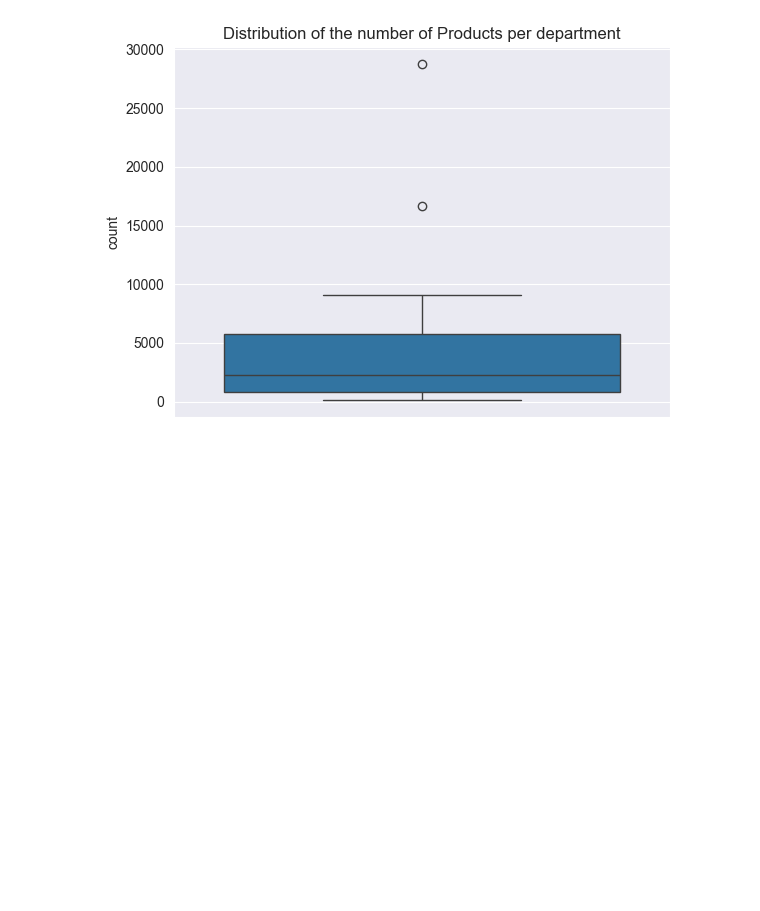
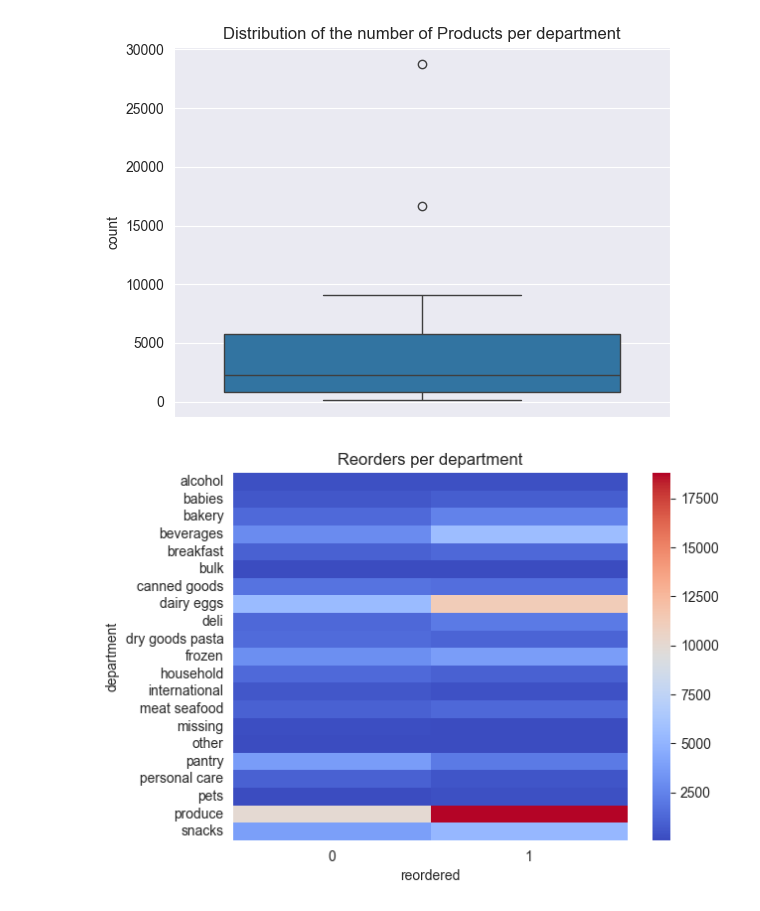
Before and after one commit to NathanLeDev/Data-Driven-Retail-Insights-for-Cost-Savings-Revenue-Growth, a Jupyter notebook: notebooks/02_EDA.ipynb, the cells around one changed output. Cells and saved outputs as stored; diff of their text form; code cells hidden in the pictures; blank space fills up the shorter version.

```diff
--- a/notebooks/02_EDA.ipynb
+++ b/notebooks/02_EDA.ipynb
@@ -208,3 +208,11 @@ plt.title("Distribution of the number of Products per department")
 plt.show()
 # %% [output]
 [figure]
+# %%
+pivot = pd.crosstab(df['department'], df['reordered'])
+
+sns.heatmap(pivot, cmap='coolwarm')
+plt.title("Reorders per department")
+plt.show()
+# %% [output]
+[figure, added]
```
Also changed, not shown: parts of 1 cell of this notebook.
